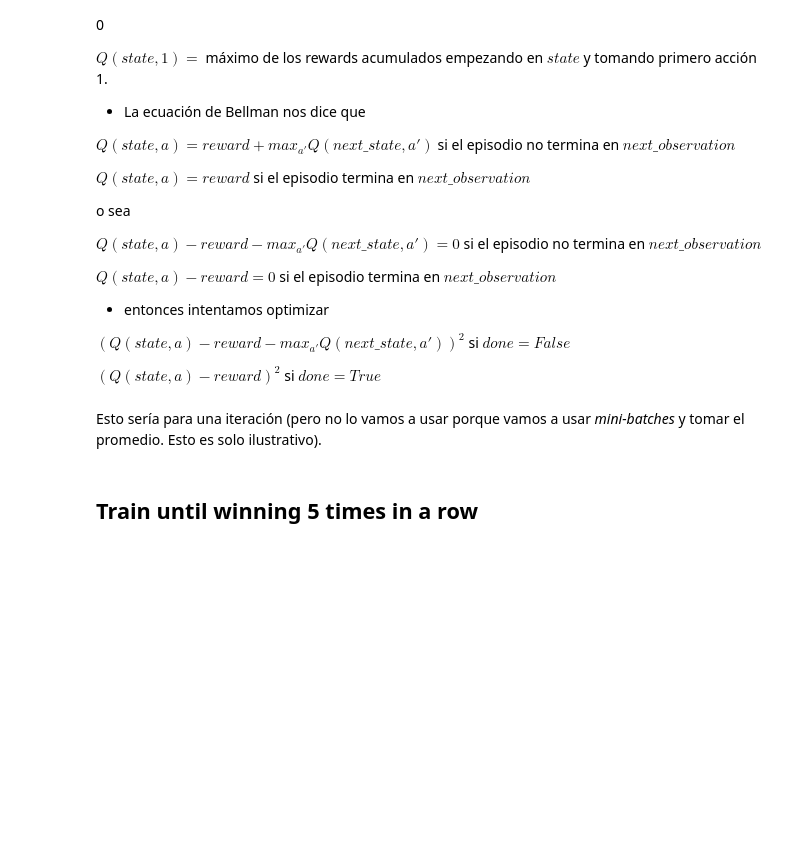
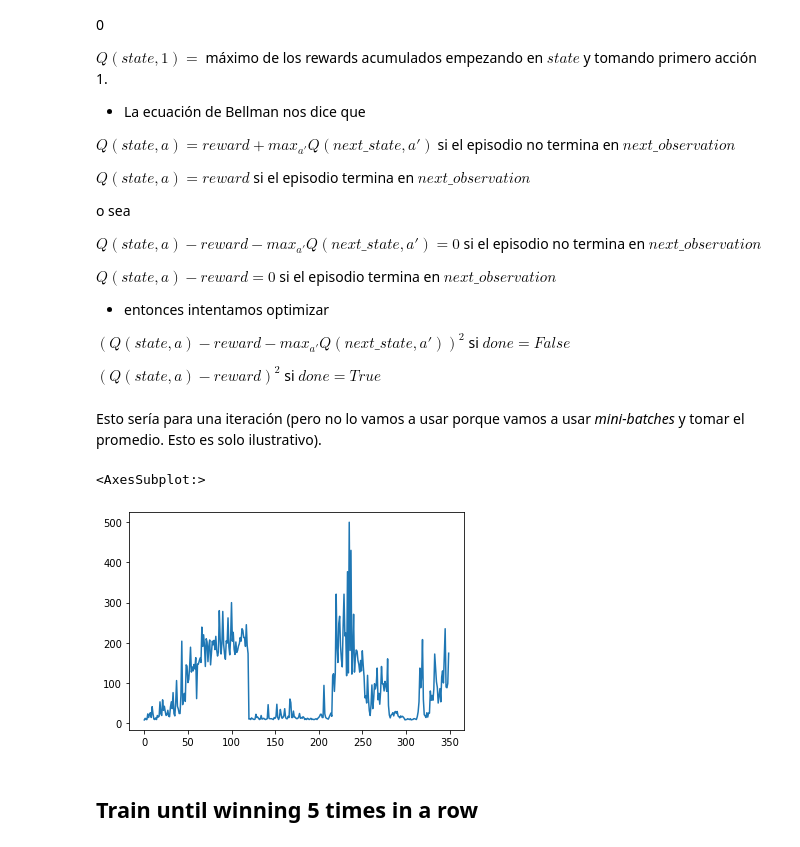
Before and after one commit to maianumerosky/final-optimizacion, a Jupyter notebook: reinforcement_learning/notebooks/cartpole.ipynb, the cells around one changed output. Saved outputs shown, nothing was run; the diff lists cells and outputs as text; code cells hidden in the pictures; blank space fills up the shorter version.

```diff
--- a/reinforcement_learning/notebooks/cartpole.ipynb
+++ b/reinforcement_learning/notebooks/cartpole.ipynb
@@ -159,3 +163,8 @@ for episode in range(350):
+# %%
+pd.Series(cumulative_rewards).plot()
+# %% [output]
+<AxesSubplot:>
+[figure, added]
 # %% [markdown]
 ## Train until winning 5 times in a row
 # %%
```
Also changed, not shown: parts of 3 cells of this notebook, 34 other files.
